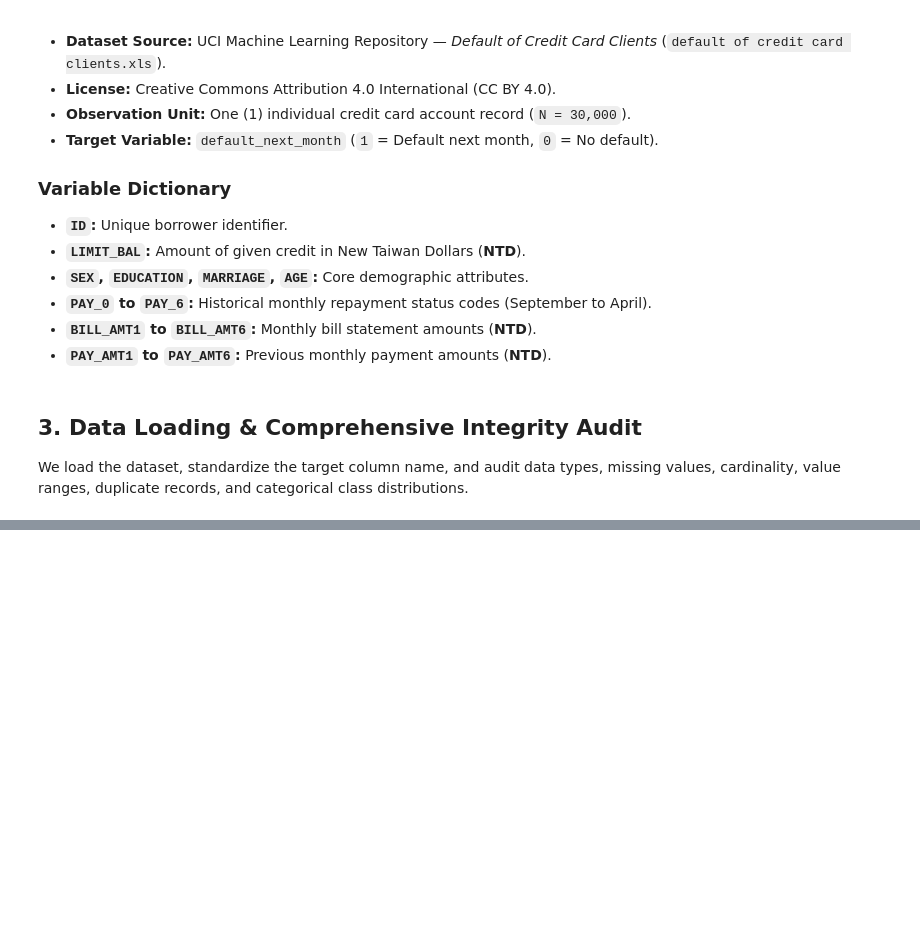
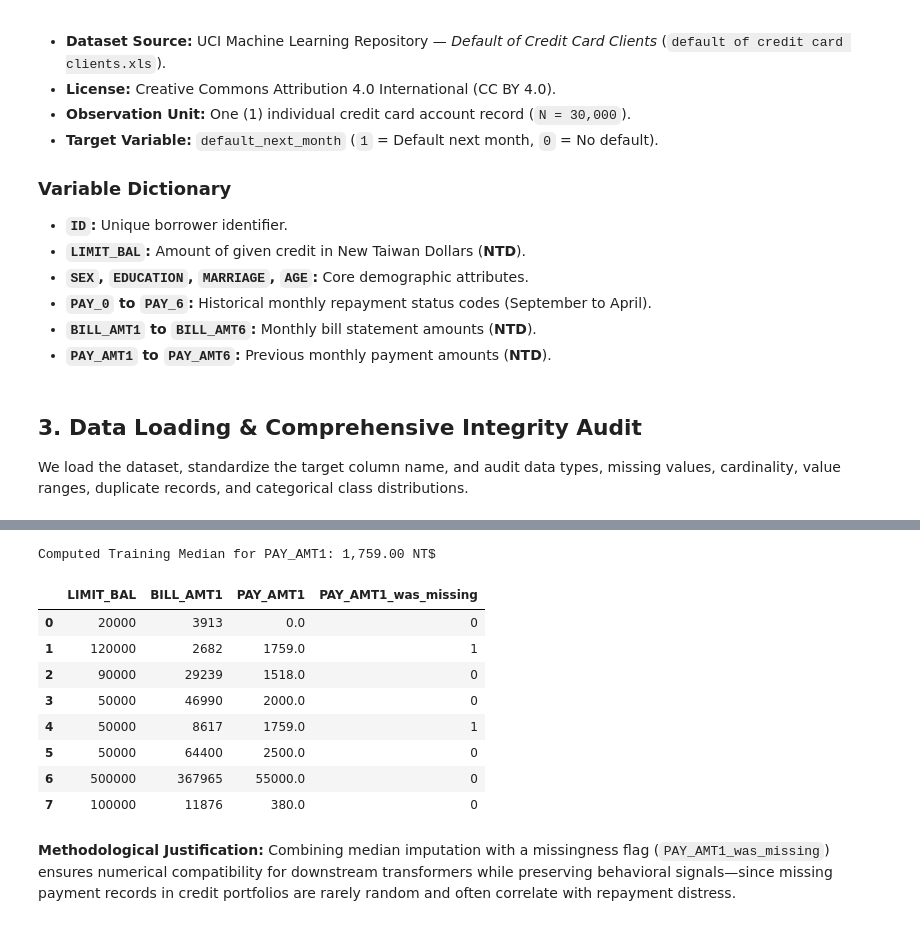
Before and after one commit to loulakanani/machine-learning-in-finance, a Jupyter notebook: 03_Credit_Risk_Analysis_and_Pipeline_Engineering.ipynb, the cells around one changed output, grey strips where cells are left out. Saved outputs shown, nothing was run; the diff lists cells and outputs as text; code cells hidden in the pictures; blank space fills up the shorter version.

```diff
--- a/03_Credit_Risk_Analysis_and_Pipeline_Engineering.ipynb
+++ b/03_Credit_Risk_Analysis_and_Pipeline_Engineering.ipynb
@@ -265,0 +82,23 @@ Generative AI was used purely as a supportive tool in this project to assist wit
+# %%
+demo = credit[["LIMIT_BAL", "BILL_AMT1", "PAY_AMT1"]].head(8).copy()
+demo.loc[[1, 4], "PAY_AMT1"] = np.nan
+
+demo["PAY_AMT1_was_missing"] = demo["PAY_AMT1"].isna().astype(int)
+median_pay = demo["PAY_AMT1"].median()
+demo["PAY_AMT1"] = demo["PAY_AMT1"].fillna(median_pay)
+
+print(f"Computed Training Median for PAY_AMT1: {median_pay:,.2f} NT$")
+display(demo[["LIMIT_BAL", "BILL_AMT1", "PAY_AMT1", "PAY_AMT1_was_missing"]])
+# %% [output]
+Computed Training Median for PAY_AMT1: 1,759.00 NT$
+|  | LIMIT_BAL | BILL_AMT1 | PAY_AMT1 | PAY_AMT1_was_missing |
+| 0 | 20000 | 3913 | 0.0 | 0 |
+| 1 | 120000 | 2682 | 1759.0 | 1 |
+| 2 | 90000 | 29239 | 1518.0 | 0 |
+| 3 | 50000 | 46990 | 2000.0 | 0 |
+| 4 | 50000 | 8617 | 1759.0 | 1 |
+| 5 | 50000 | 64400 | 2500.0 | 0 |
+| 6 | 500000 | 367965 | 55000.0 | 0 |
+| 7 | 100000 | 11876 | 380.0 | 0 |
+# %% [markdown]
+**Methodological Justification:** Combining median imputation with a missingness flag (`PAY_AMT1_was_missing`) ensures numerical compatibility for downstream transformers while preserving behavioral signals—since missing payment records in credit portfolios are rarely random and often correlate with repayment distress.
```
Also changed, not shown: parts of 46 cells of this notebook.
